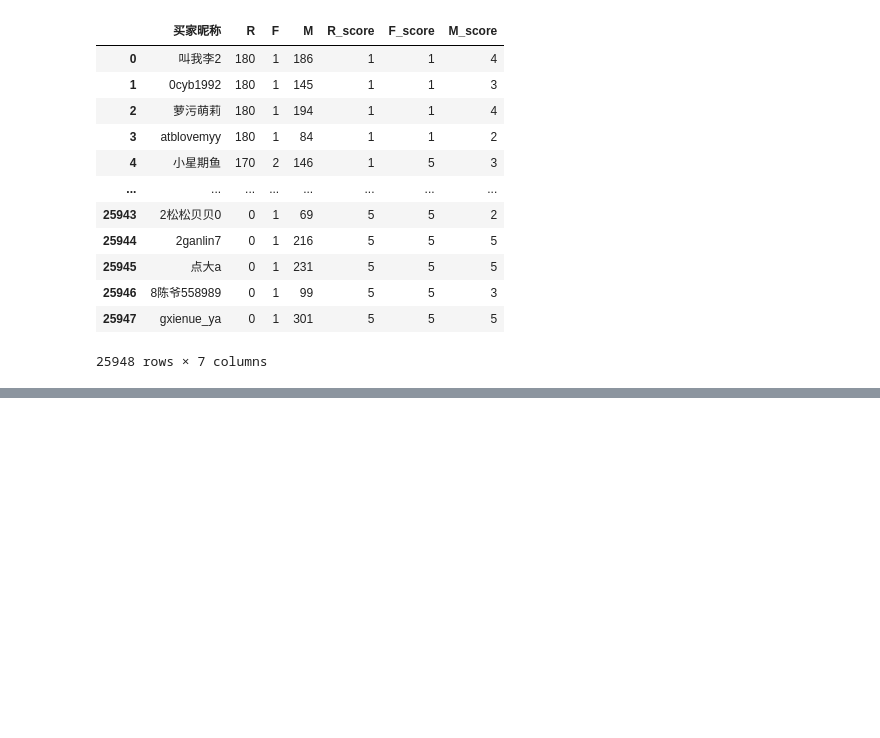
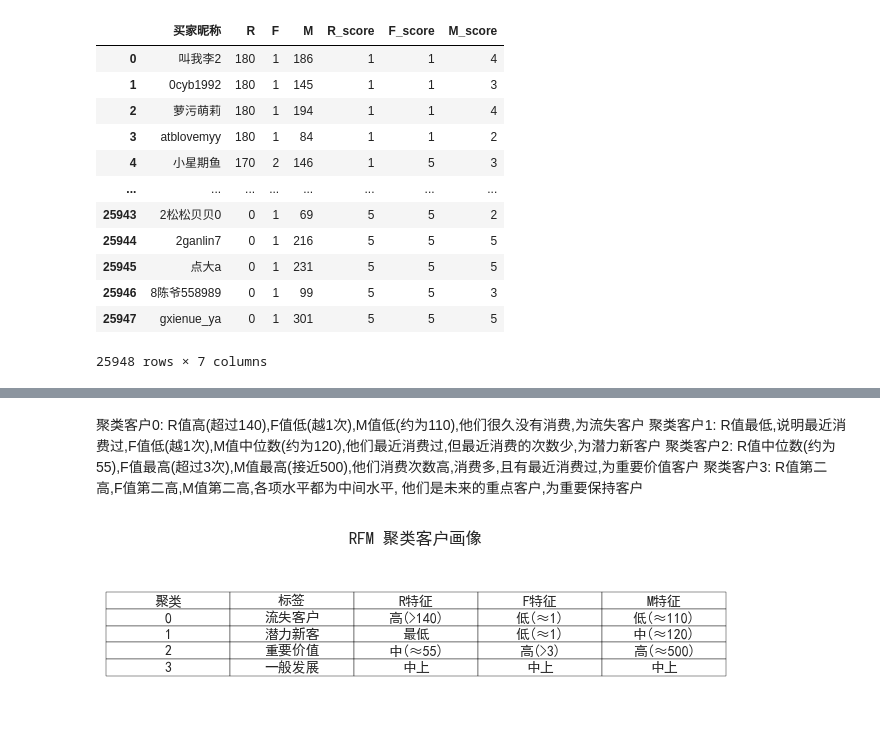
Before and after one commit to AmazingYe-oss/user-persona-ecomm, a Jupyter notebook: 电商用户画像分析.ipynb, the cells around one changed output, grey strips where cells are left out. Drawn from its saved outputs; the diff is of its cells as text; code cells hidden in the pictures; blank space fills up the shorter version.

```diff
--- a/电商用户画像分析.ipynb
+++ b/电商用户画像分析.ipynb
@@ -196,0 +291,34 @@ memory usage: 1.5+ MB
+# %% [markdown]
+聚类客户0:
+    R值高(超过140),F值低(越1次),M值低(约为110),他们很久没有消费,为流失客户
+聚类客户1:
+    R值最低,说明最近消费过,F值低(越1次),M值中位数(约为120),他们最近消费过,但最近消费的次数少,为潜力新客户
+聚类客户2:
+    R值中位数(约为55),F值最高(超过3次),M值最高(接近500),他们消费次数高,消费多,且有最近消费过,为重要价值客户
+聚类客户3:
+    R值第二高,F值第二高,M值第二高,各项水平都为中间水平,  他们是未来的重点客户,为重要保持客户
+# %%
+import pandas as pd
+import matplotlib.pyplot as plt
+
+df = pd.DataFrame({
+        '聚类': [0,1,2,3],
+        '标签': ['流失客户','潜力新客','重要价值','一般发展'],
+        'R特征': ['高(>140)','最低','中(≈55)','中上'],
+        'F特征': ['低(≈1)','低(≈1)','高(>3)','中上'],
+        'M特征': ['低(≈110)','中(≈120)','高(≈500)','中上']
+})
+
+# 把表格直接画成“可视化卡片”，再也不用对齐空格
+fig, ax = plt.subplots(1,1, figsize=(8,2))
+ax.axis('off')
+table = ax.table(cellText=df.values,
+                 colLabels=df.columns,
+                 cellLoc='center',
+                 loc='center')
+table.auto_set_font_size(False)
+table.set_fontsize(10)
+plt.title('RFM 聚类客户画像', pad=10)
+plt.show()
+# %% [output]
+[figure, added]
```
Also changed, not shown: parts of 21 cells of this notebook.
